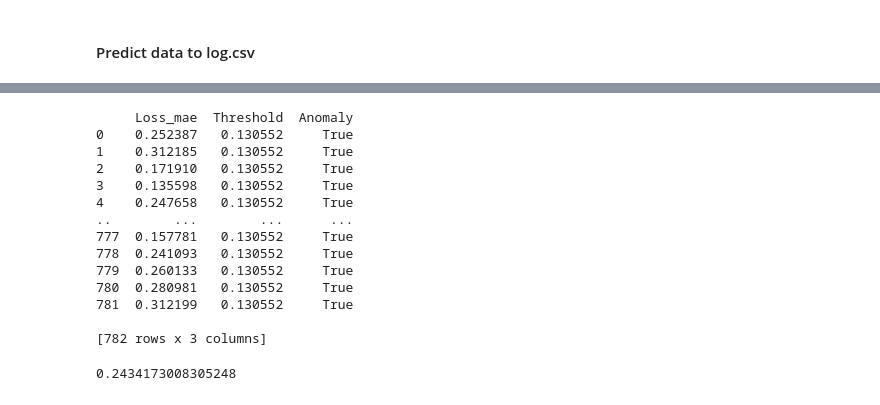
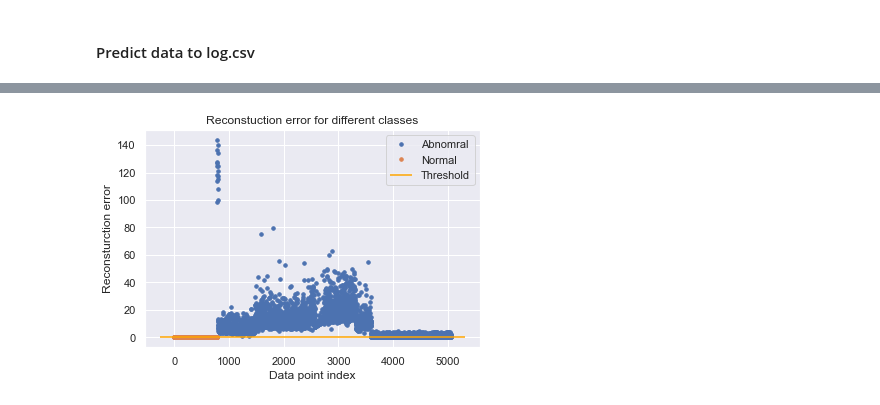
Before and after one commit to oune/AnomalyDetection, a Jupyter notebook: train_AE_generator.ipynb, the cells around one changed output, grey strips where cells are left out. Saved outputs shown, nothing was run; the diff lists cells and outputs as text; code cells hidden in the pictures.

```diff
--- a/train_AE_generator.ipynb
+++ b/train_AE_generator.ipynb
@@ -276,3 +298,13 @@ plt.show()
 # sns.distplot(scored['Loss_mae'], kde= True, color = 'blue')
 # %% [markdown]
 #### Predict data to log.csv
+# %%
+threshold = np.mean(mse)*2
+
+scored_val = pd.DataFrame()
+scored_val['Loss_mse'] = mse
+scored_val['Threshold'] = threshold
+scored_val['Anomaly'] = scored_val['Loss_mse'] > scored_val['Threshold']
+print(scored_val)
+
+scored_val.to_csv(EXPERIMENT_DIR + '/validation_log.csv', sep=',')
@@ -304,28 +351,17 @@ scored.to_csv(EXPERIMENT_DIR + '/test_log.csv', sep=',')
-# %%
-X_pred_val = pd.DataFrame(predict_val)
-
-scored_val = pd.DataFrame()
-scored_val['Loss_mae'] = np.mean(np.abs(X_pred_val-validation_data), axis=1)
-scored_val['Threshold'] = threshold*2
-scored_val['Anomaly'] = scored_val['Loss_mae'] > scored_val['Threshold']
-print(scored_val)
-scored_val.to_csv(EXPERIMENT_DIR + '/validation_log.csv', sep=',')
-# %% [output]
-     Loss_mae  Threshold  Anomaly
-0    0.252387   0.130552     True
-1    0.312185   0.130552     True
-2    0.171910   0.130552     True
-3    0.135598   0.130552     True
-4    0.247658   0.130552     True
-..        ...        ...      ...
-777  0.157781   0.130552     True
-778  0.241093   0.130552     True
-779  0.260133   0.130552     True
-780  0.280981   0.130552     True
-781  0.312199   0.130552     True
-
-[782 rows x 3 columns]
-# %%
-np.mean(scored_val['Loss_mae'])
-# %% [output]
-0.2434173008305248
+# %%
+fig, ax = plt.subplots()
+groups = error_test_df_mse.groupby("True_class")
+
+for name, group in groups:
+    ax.plot(group.index, group.Reconstruction_error, marker='o', ms=3.5, linestyle='',
+    label="Abnomral" if name == 0 else "Normal")
+
+ax.hlines(threshold, ax.get_xlim()[0], ax.get_xlim()[1], colors='orange', zorder=100, label="Threshold")
+ax.legend()
+plt.title("Reconstuction error for different classes")
+plt.ylabel("Reconsturction error")
+plt.xlabel("Data point index")
+plt.savefig(EXPERIMENT_DIR + '\Reconstruction_error.png')
+plt.show()
+# %% [output]
+[figure, added]
```
Also changed, not shown: parts of 15 cells of this notebook, 4 other files.
